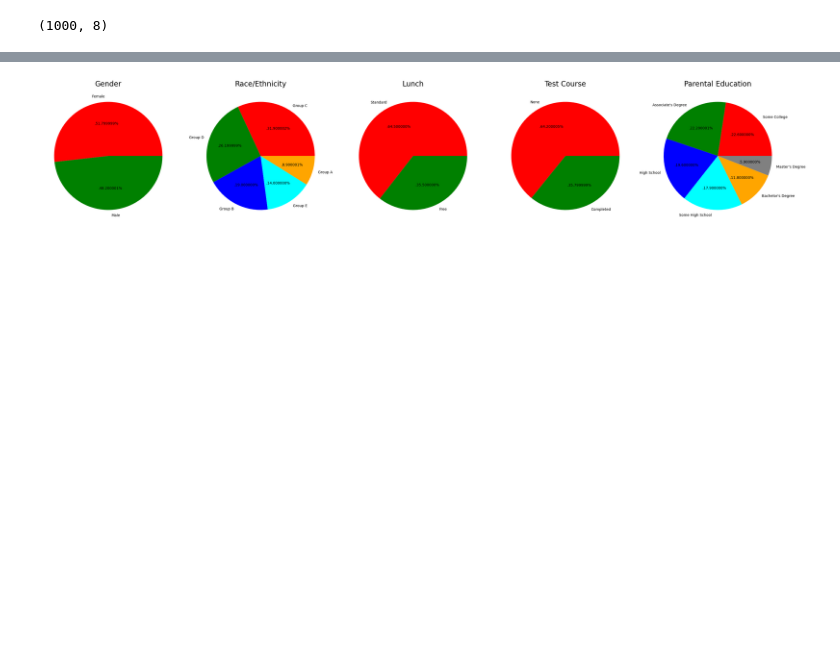
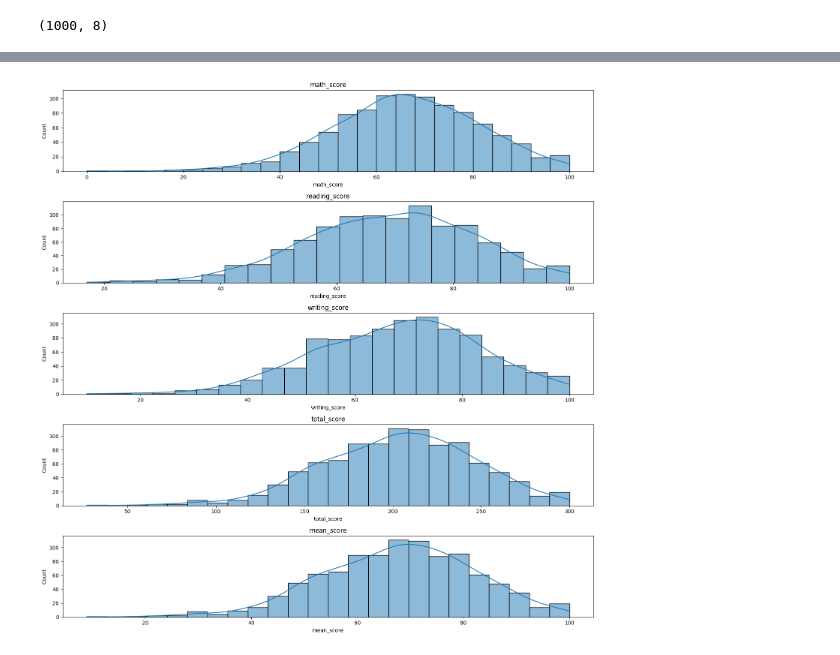
Before and after one commit to PRATANGGA/Machine-learning-j, a Jupyter notebook: PrediksiKinerjaMhs/PrediksiKinerjamhs.ipynb, the cells around one changed output, grey strips where cells are left out. Drawn from its saved outputs; the diff is of its cells as text; code cells hidden in the pictures; blank space fills up the shorter version.

```diff
--- a/PrediksiKinerjaMhs/PrediksiKinerjamhs.ipynb
+++ b/PrediksiKinerjaMhs/PrediksiKinerjamhs.ipynb
@@ -137,4 +103,0 @@ We have 5 categorical features : ['gender', 'race_ethnicity', 'parental_level_of
-# %%
-df['total score'] = df['math_score'] + df['reading_score'] + df['writing_score']
-df['average'] = df['total score']/3
-df.head()
@@ -242,54 +104,15 @@ plt.show()
-# %%
-plt.rcParams['figure.figsize'] = (30, 12)
-
-plt.subplot(1, 5, 1)
-size = df['gender'].value_counts()
-labels = 'Female', 'Male'
-color = ['red','green']
-
-plt.pie(size, colors = color, labels = labels,autopct = '.%2f%%')
-plt.title('Gender', fontsize = 20)
-plt.axis('off')
-
-plt.subplot(1, 5, 2)
-size = df['race_ethnicity'].value_counts()
-labels = 'Group C', 'Group D','Group B','Group E','Group A'
-color = ['red', 'green', 'blue', 'cyan','orange']
-
-plt.pie(size, colors = color,labels = labels,autopct = '.%2f%%')
-plt.title('Race/Ethnicity', fontsize = 20)
-plt.axis('off')
-
-plt.subplot(1, 5, 3)
-size = df['lunch'].value_counts()
-labels = 'Standard', 'Free'
-color = ['red','green']
-
-plt.pie(size, colors = color,labels = labels,autopct = '.%2f%%')
-plt.title('Lunch', fontsize = 20)
-plt.axis('off')
-
-plt.subplot(1, 5, 4)
-size = df['test_preparation_course'].value_counts()
-labels = 'None', 'Completed'
-color = ['red','green']
-
-plt.pie(size, colors = color,labels = labels,autopct = '.%2f%%')
-plt.title('Test Course', fontsize = 20)
-plt.axis('off')
-
-plt.subplot(1, 5, 5)
-size = df['parental_level_of_education'].value_counts()
-labels = 'Some College', "Associate's Degree",'High School','Some High School',"Bachelor's Degree","Master's Degree"
-color = ['red', 'green', 'blue', 'cyan','orange','grey']
-
-plt.pie(size, colors = color,labels = labels,autopct = '.%2f%%')
-plt.title('Parental Education', fontsize = 20)
-plt.axis('off')
-
-plt.tight_layout()
-plt.grid()
-
-plt.show()
-# %% [output]
-[figure, removed]
+# %%
+numeric_cols = df.select_dtypes(include = ['int64','double']).columns
+object_cols = df.select_dtypes(exclude = ['int64','double']).columns
+# %%
+f, ax = plt.subplots(5,1, figsize=(15, 15))
+ax = ax.flatten()
+
+for index, cols in enumerate(numeric_cols):
+    sns.histplot(data= df, x= cols, ax = ax[index],kde=True)
+    ax[index].set_title(cols)
+
+plt.tight_layout()
+plt.show()
+# %% [output]
+[figure, added]
```
Also changed, not shown: parts of 45 cells of this notebook, 7 other files.
